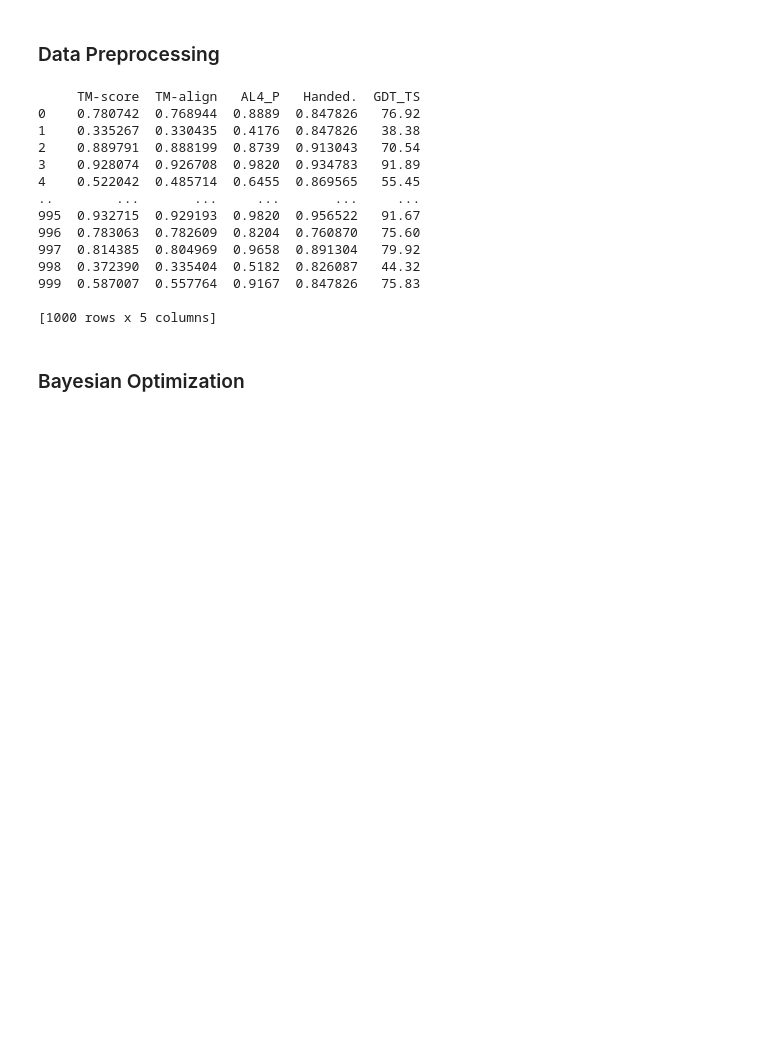
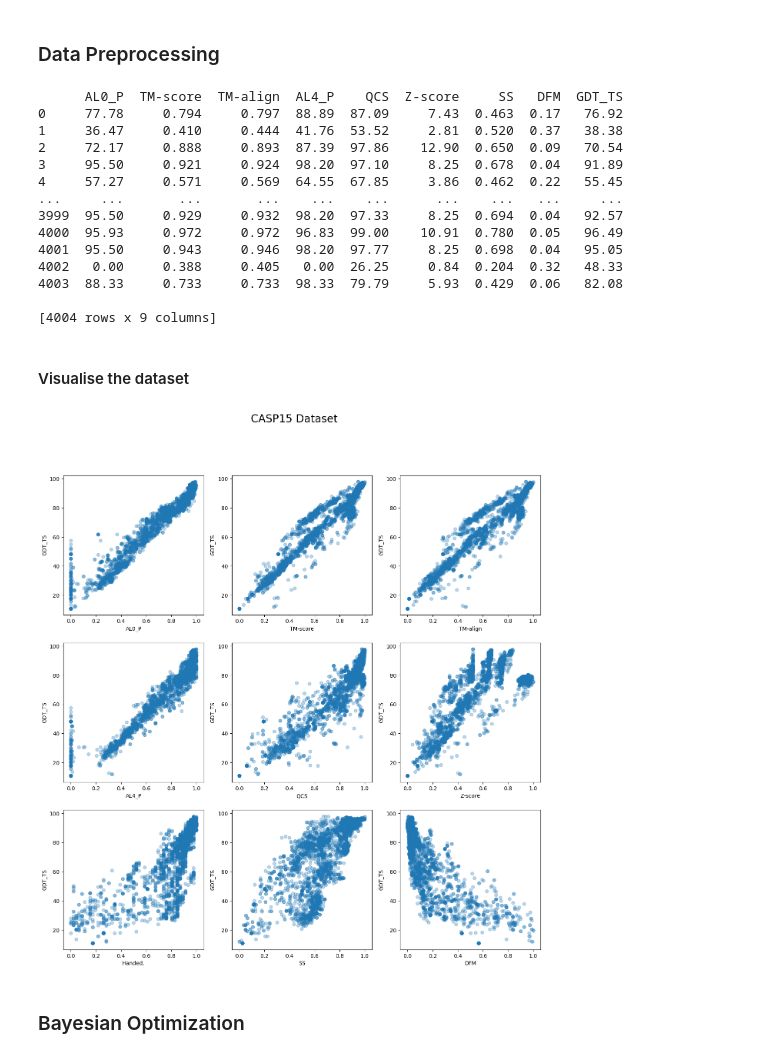
Before and after one commit to kemontei/l48-project, a Jupyter notebook: code/BO_L48_project.ipynb, the cells around one changed output. Drawn from its saved outputs; the diff is of its cells as text; code cells hidden in the pictures; blank space fills up the shorter version.

```diff
--- a/code/BO_L48_project.ipynb
+++ b/code/BO_L48_project.ipynb
@@ -35,34 +35,69 @@ CASP15 Dataset:
 ### Data Preprocessing
 # %%
 from edbo.utils import Data
-from data_loader import suzuki, casp15
+from data_loader import suzuki, load_CASP15
 
-casp15 = Data(casp15()) # load casp data
+#casp15 = Data(casp15()) # load casp data
+casp15 = Data(load_CASP15()) # .sample(frac=0.5).reset_index(drop=True))
 
-casp15.drop(['AL0_P', 'QCS', 'Z-score', 'SS', 'DFM']) # drop unwanted columns
+# drop any unwanted columns
+# casp15.drop(['AL0_P','QCS','Z-score','TM-align','SS','DFM','Handed.','AL4_P','TM-align'])
+casp15.drop(['Handed.'])
+
+# remaining variables: [TM-score]
 
 # Standardize (normalize, etc)
-casp15.standardize(target='GDT_TS', scaler='minmax')
+#casp15.standardize(target='GDT_TS')
 
 # Drop highly correlated features
-#casp15.uncorrelated(target='GDT_TS', threshold=0.95)
+#casp15.uncorrelated(target='GDT_TS', threshold=0.75)
 
-print(casp15.data[:1000])
+print(casp15.data)
 # %% [output]
-     TM-score  TM-align   AL4_P   Handed.  GDT_TS
-0    0.780742  0.768944  0.8889  0.847826   76.92
-1    0.335267  0.330435  0.4176  0.847826   38.38
-2    0.889791  0.888199  0.8739  0.913043   70.54
-3    0.928074  0.926708  0.9820  0.934783   91.89
-4    0.522042  0.485714  0.6455  0.869565   55.45
-..        ...       ...     ...       ...     ...
-995  0.932715  0.929193  0.9820  0.956522   91.67
-996  0.783063  0.782609  0.8204  0.760870   75.60
-997  0.814385  0.804969  0.9658  0.891304   79.92
-998  0.372390  0.335404  0.5182  0.826087   44.32
-999  0.587007  0.557764  0.9167  0.847826   75.83
+      AL0_P  TM-score  TM-align  AL4_P    QCS  Z-score     SS   DFM  GDT_TS
+0     77.78     0.794     0.797  88.89  87.09     7.43  0.463  0.17   76.92
+1     36.47     0.410     0.444  41.76  53.52     2.81  0.520  0.37   38.38
+2     72.17     0.888     0.893  87.39  97.86    12.90  0.650  0.09   70.54
+3     95.50     0.921     0.924  98.20  97.10     8.25  0.678  0.04   91.89
+4     57.27     0.571     0.569  64.55  67.85     3.86  0.462  0.22   55.45
+...     ...       ...       ...    ...    ...      ...    ...   ...     ...
+3999  95.50     0.929     0.932  98.20  97.33     8.25  0.694  0.04   92.57
+4000  95.93     0.972     0.972  96.83  99.00    10.91  0.780  0.05   96.49
+4001  95.50     0.943     0.946  98.20  97.77     8.25  0.698  0.04   95.05
+4002   0.00     0.388     0.405   0.00  26.25     0.84  0.204  0.32   48.33
+4003  88.33     0.733     0.733  98.33  79.79     5.93  0.429  0.06   82.08
 
-[1000 rows x 5 columns]
+[4004 rows x 9 columns]
+# %% [markdown]
+#### Visualise the dataset
+# %%
+import matplotlib.pyplot as plt
+from mpl_toolkits.mplot3d import Axes3D
+from edbo.math_utils import pca
+
+# extract the column names from the dataset
+cols = casp15.data.columns
+
+# output - GDT_TS column
+y = casp15.data['GDT_TS']
+
+# creating the plot
+#pca_plot = ax.scatter3D(xx, yy, zz, c=zz, cmap='viridis');
+fig = plt.figure(figsize=(16,16))
+fig.suptitle('CASP15 Dataset', fontsize=20)
+axarr = fig.subplots(3,3)
+
+axarr[0][0].scatter(casp15.data[cols[0]], y, alpha=0.3), axarr[0][0].set(xlabel=cols[0], ylabel='GDT_TS')
+axarr[0][1].scatter(casp15.data[cols[1]], y, alpha=0.3), axarr[0][1].set(xlabel=cols[1], ylabel='GDT_TS')
+axarr[0][2].scatter(casp15.data[cols[2]], y, alpha=0.3), axarr[0][2].set(xlabel=cols[2], ylabel='GDT_TS')
+axarr[1][0].scatter(casp15.data[cols[3]], y, alpha=0.3), axarr[1][0].set(xlabel=cols[3], ylabel='GDT_TS')
+axarr[1][1].scatter(casp15.data[cols[4]], y, alpha=0.3), axarr[1][1].set(xlabel=cols[4], ylabel='GDT_TS')
+axarr[1][2].scatter(casp15.data[cols[5]], y, alpha=0.3), axarr[1][2].set(xlabel=cols[5], ylabel='GDT_TS')
+axarr[2][0].scatter(casp15.data[cols[6]], y, alpha=0.3), axarr[2][0].set(xlabel=cols[6], ylabel='GDT_TS')
+axarr[2][1].scatter(casp15.data[cols[7]], y, alpha=0.3), axarr[2][1].set(xlabel=cols[7], ylabel='GDT_TS')
+axarr[2][2].scatter(casp15.data[cols[8]], y, alpha=0.3), axarr[2][2].set(xlabel=cols[8], ylabel='GDT_TS');
+# %% [output]
+[figure, added]
 # %% [markdown]
 ### Bayesian Optimization
 # %%
```
Also changed, not shown: parts of 11 cells of this notebook, 1 other file.
